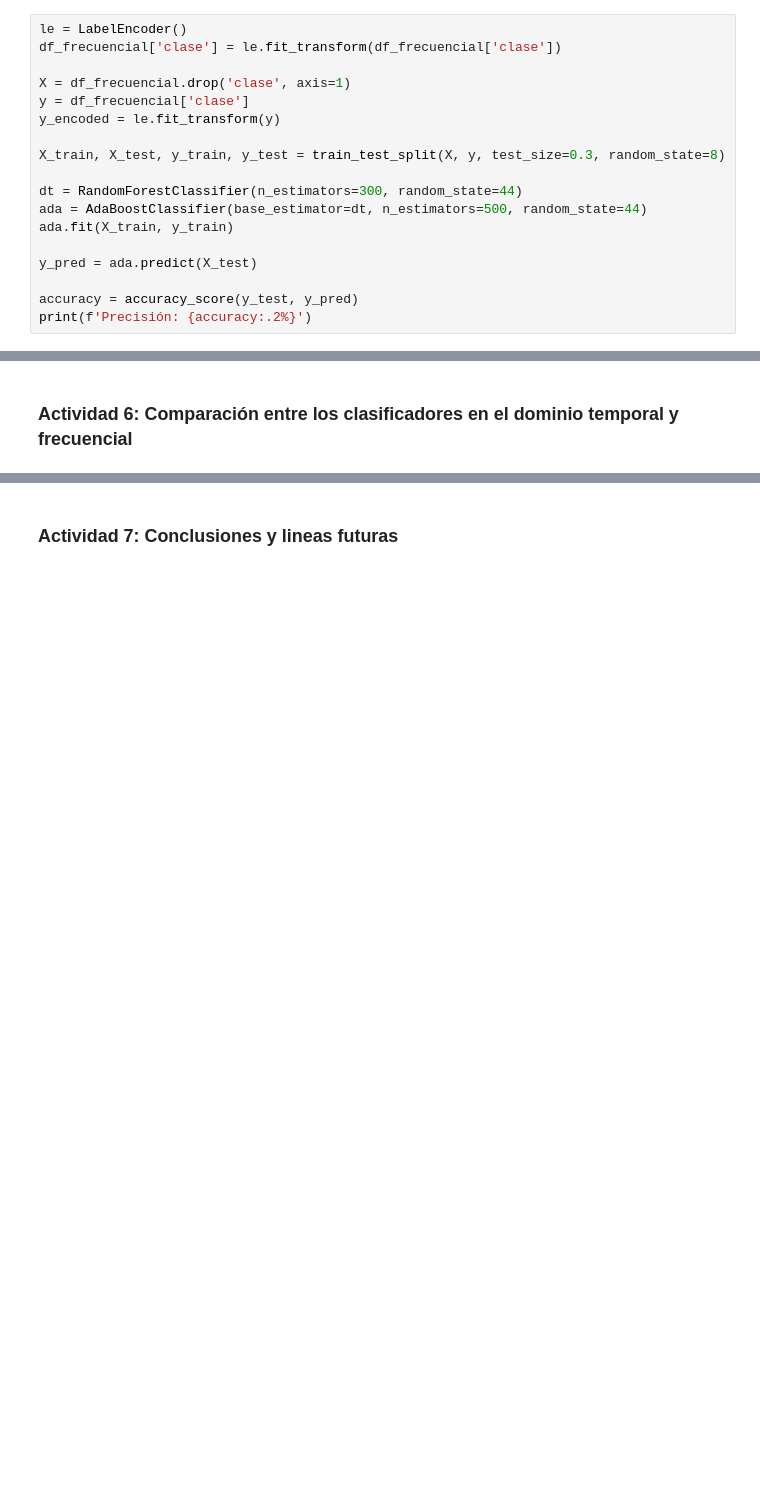
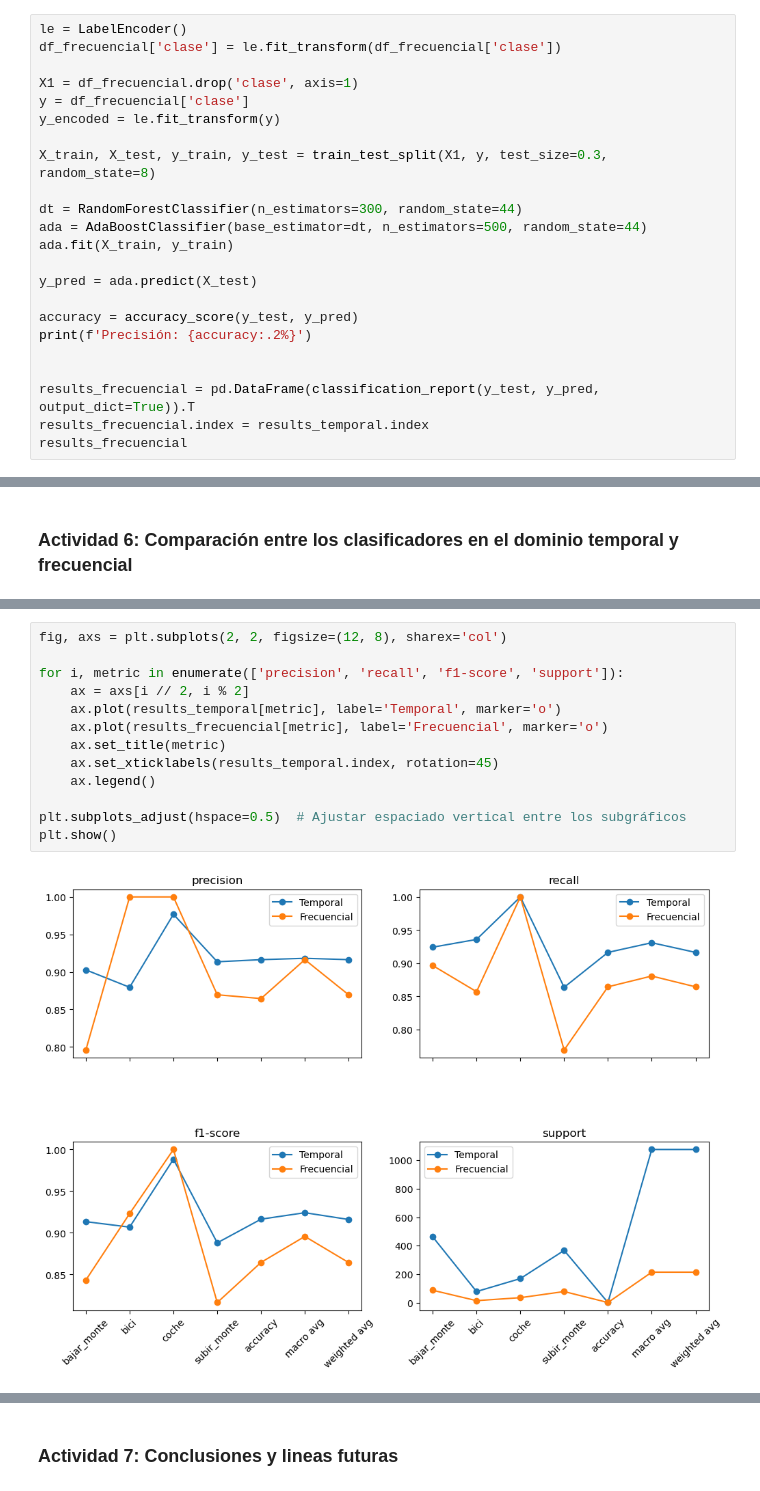
Before and after one commit to uunaii/Industria_R11, a Jupyter notebook: Monitoreo_Inteligente.ipynb, the cells around one changed output, grey strips where cells are left out. Drawn from its saved outputs; the diff is of its cells as text; blank space fills up the shorter version.

```diff
--- a/Monitoreo_Inteligente.ipynb
+++ b/Monitoreo_Inteligente.ipynb
@@ -455,11 +471,11 @@ Name: clase, dtype: int64
 le = LabelEncoder()
 df_frecuencial['clase'] = le.fit_transform(df_frecuencial['clase'])
 
-X = df_frecuencial.drop('clase', axis=1)
+X1 = df_frecuencial.drop('clase', axis=1)
 y = df_frecuencial['clase']
 y_encoded = le.fit_transform(y)
 
-X_train, X_test, y_train, y_test = train_test_split(X, y, test_size=0.3, random_state=8)
+X_train, X_test, y_train, y_test = train_test_split(X1, y, test_size=0.3, random_state=8)
 
 dt = RandomForestClassifier(n_estimators=300, random_state=44)
 ada = AdaBoostClassifier(base_estimator=dt, n_estimators=500, random_state=44)
@@ -469,5 +485,10 @@ y_pred = ada.predict(X_test)
 
 accuracy = accuracy_score(y_test, y_pred)
 print(f'Precisión: {accuracy:.2%}')
+
+
+results_frecuencial = pd.DataFrame(classification_report(y_test, y_pred, output_dict=True)).T
+results_frecuencial.index = results_temporal.index
+results_frecuencial
 # %% [output]
 Precisión: 86.45%
@@ -492,0 +547,15 @@ plt.show()
+# %%
+fig, axs = plt.subplots(2, 2, figsize=(12, 8), sharex='col')
+
+for i, metric in enumerate(['precision', 'recall', 'f1-score', 'support']):
+    ax = axs[i // 2, i % 2]
+    ax.plot(results_temporal[metric], label='Temporal', marker='o')
+    ax.plot(results_frecuencial[metric], label='Frecuencial', marker='o')
+    ax.set_title(metric)
+    ax.set_xticklabels(results_temporal.index, rotation=45)
+    ax.legend()
+
+plt.subplots_adjust(hspace=0.5)  # Ajustar espaciado vertical entre los subgráficos
+plt.show()
+# %% [output]
+[figure, added]
```
Also changed, not shown: parts of 15 cells of this notebook.
